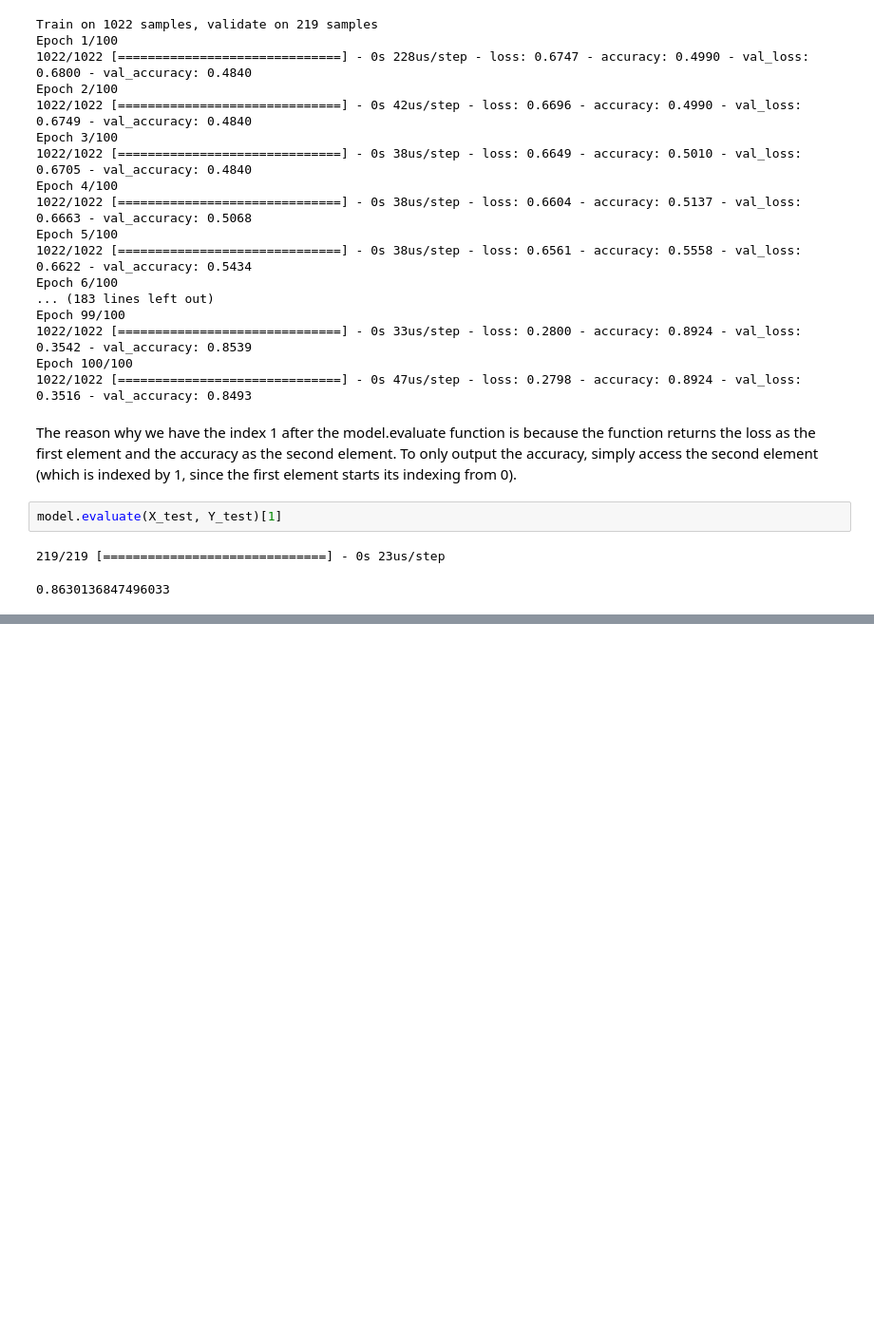
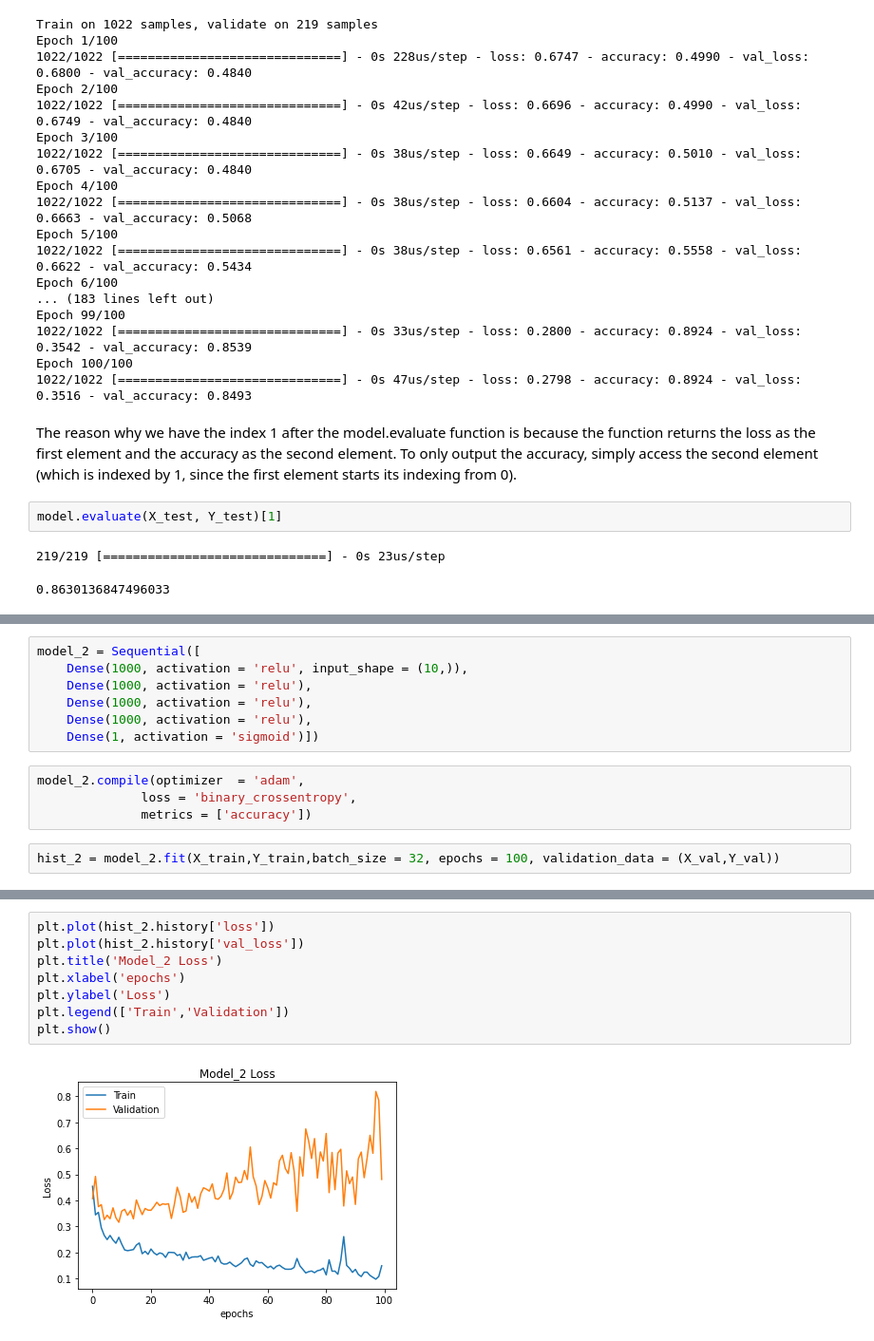
Before and after one commit to sayanroychowdhury07/Neural-Network-Using-Keras, a Jupyter notebook: First Neural Network with Keras.ipynb, the cells around one changed output, grey strips where cells are left out. Shown at 95% size. Cells and saved outputs as stored; diff of their text form; blank space fills up the shorter version.

```diff
--- a/First Neural Network with Keras.ipynb
+++ b/First Neural Network with Keras.ipynb
@@ -134,0 +164,13 @@ model.evaluate(X_test, Y_test)[1]
+# %%
+model_2 = Sequential([
+    Dense(1000, activation = 'relu', input_shape = (10,)),
+    Dense(1000, activation = 'relu'),
+    Dense(1000, activation = 'relu'),
+    Dense(1000, activation = 'relu'),
+    Dense(1, activation = 'sigmoid')])
+# %%
+model_2.compile(optimizer  = 'adam',
+              loss = 'binary_crossentropy',
+              metrics = ['accuracy'])
+# %%
+hist_2 = model_2.fit(X_train,Y_train,batch_size = 32, epochs = 100, validation_data = (X_val,Y_val))
@@ -134,0 +195,10 @@ model.evaluate(X_test, Y_test)[1]
+# %%
+plt.plot(hist_2.history['loss'])
+plt.plot(hist_2.history['val_loss'])
+plt.title('Model_2 Loss')
+plt.xlabel('epochs')
+plt.ylabel('Loss')
+plt.legend(['Train','Validation'])
+plt.show()
+# %% [output]
+[figure, added]
```
Also changed, not shown: parts of 17 cells of this notebook.
